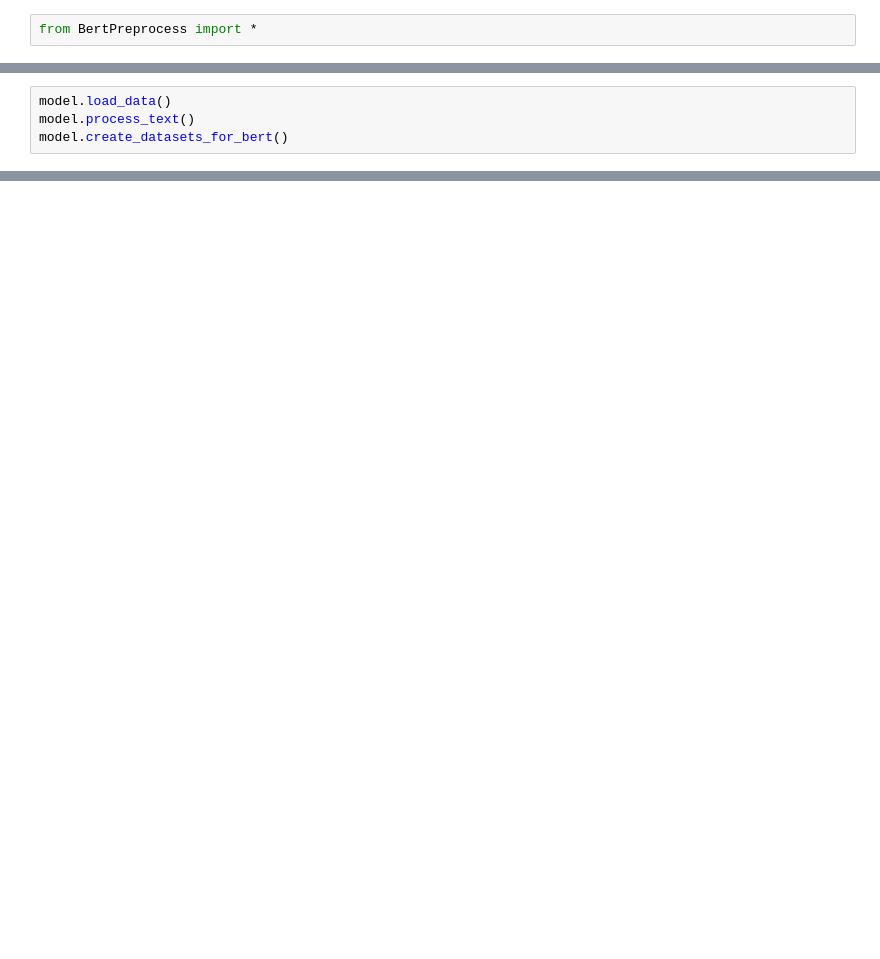
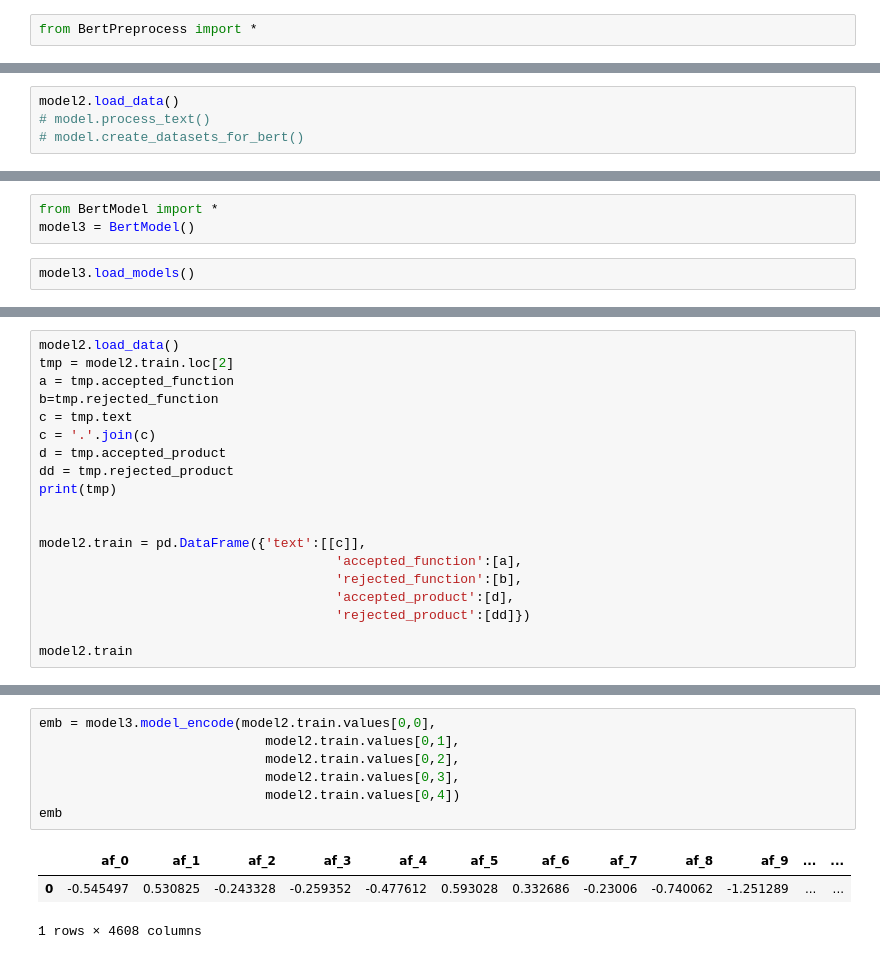
Before and after one commit to trokhymovych/Delloite_hackathon_API, a Jupyter notebook: Module_testing.ipynb, the cells around one changed output, grey strips where cells are left out. Cells and saved outputs as stored; diff of their text form; blank space fills up the shorter version.

```diff
--- a/Module_testing.ipynb
+++ b/Module_testing.ipynb
@@ -5,6 +5,6 @@ model = BertPreprocess()
 # %%
-model.load_data()
-model.process_text()
-model.create_datasets_for_bert()
+model2.load_data()
+# model.process_text()
+# model.create_datasets_for_bert()
 # %% [output]
 [INFO] Data loaded
@@ -12,0 +134,5 @@ model.create_datasets_for_bert()
+# %%
+from BertModel import *
+model3 = BertModel()
+# %%
+model3.load_models()
@@ -12,0 +148,19 @@ model.create_datasets_for_bert()
+# %%
+model2.load_data()
+tmp = model2.train.loc[2]
+a = tmp.accepted_function
+b=tmp.rejected_function
+c = tmp.text
+c = '.'.join(c)
+d = tmp.accepted_product
+dd = tmp.rejected_product
+print(tmp)
+
+
+model2.train = pd.DataFrame({'text':[[c]],
+                                      'accepted_function':[a],
+                                      'rejected_function':[b],
+                                      'accepted_product':[d],
+                                      'rejected_product':[dd]})
+
+model2.train
@@ -12,0 +197,11 @@ model.create_datasets_for_bert()
+# %%
+emb = model3.model_encode(model2.train.values[0,0],
+                             model2.train.values[0,1],
+                             model2.train.values[0,2],
+                             model2.train.values[0,3],
+                             model2.train.values[0,4])
+emb
+# %% [output]
+|  | af_0 | af_1 | af_2 | af_3 | af_4 | af_5 | af_6 | af_7 | af_8 | af_9 | ... | ... |
+| 0 | -0.545497 | 0.530825 | -0.243328 | -0.259352 | -0.477612 | 0.593028 | 0.332686 | -0.23006 | -0.740062 | -1.251289 | ... | ... |
+1 rows × 4608 columns
```
Also changed, not shown: parts of 35 cells of this notebook, 11 other files.
